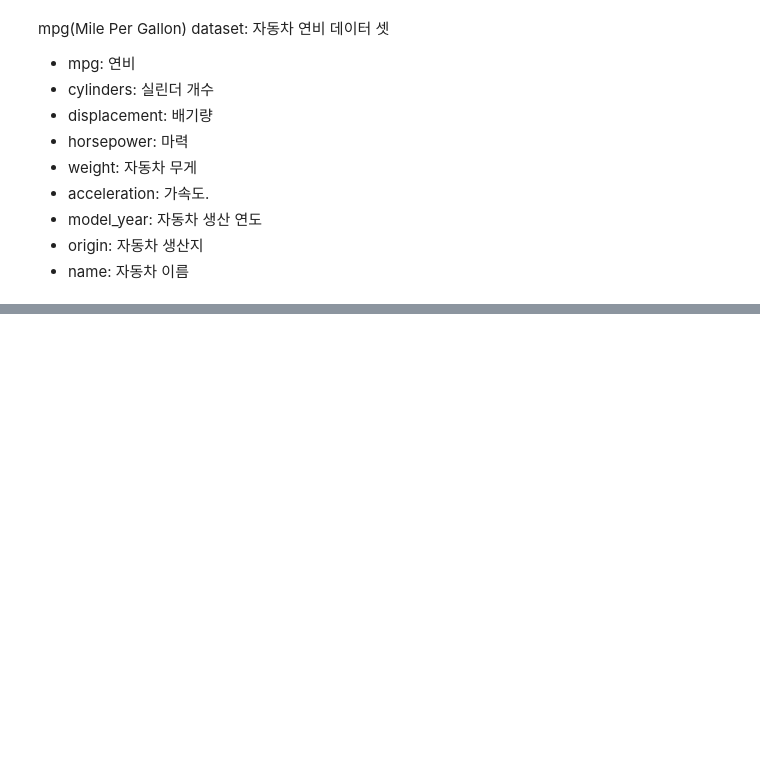
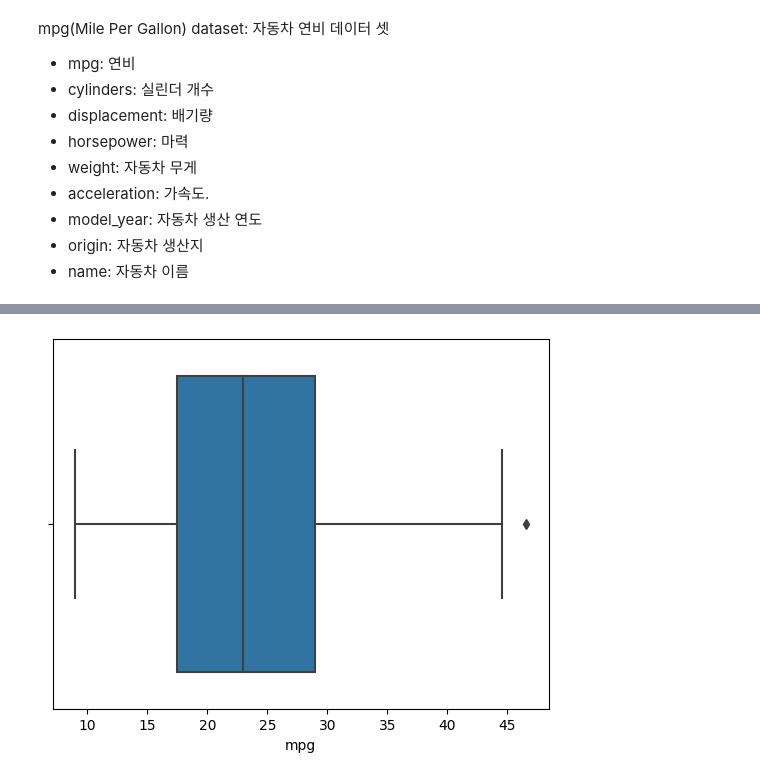
Before and after one commit to kiminhonawa/python, a Jupyter notebook: py18_mpg.ipynb, the cells around one changed output, grey strips where cells are left out. Saved outputs shown, nothing was run; the diff lists cells and outputs as text; code cells hidden in the pictures; blank space fills up the shorter version.

```diff
--- a/py18_mpg.ipynb
+++ b/py18_mpg.ipynb
@@ -53,0 +86,5 @@ mpg(Mile Per Gallon) dataset: 자동차 연비 데이터 셋
+# %%
+sns.boxplot(data=mpg, x='mpg')
+plt.show()
+# %% [output]
+[figure, added]
```
Also changed, not shown: parts of 4 cells of this notebook.
